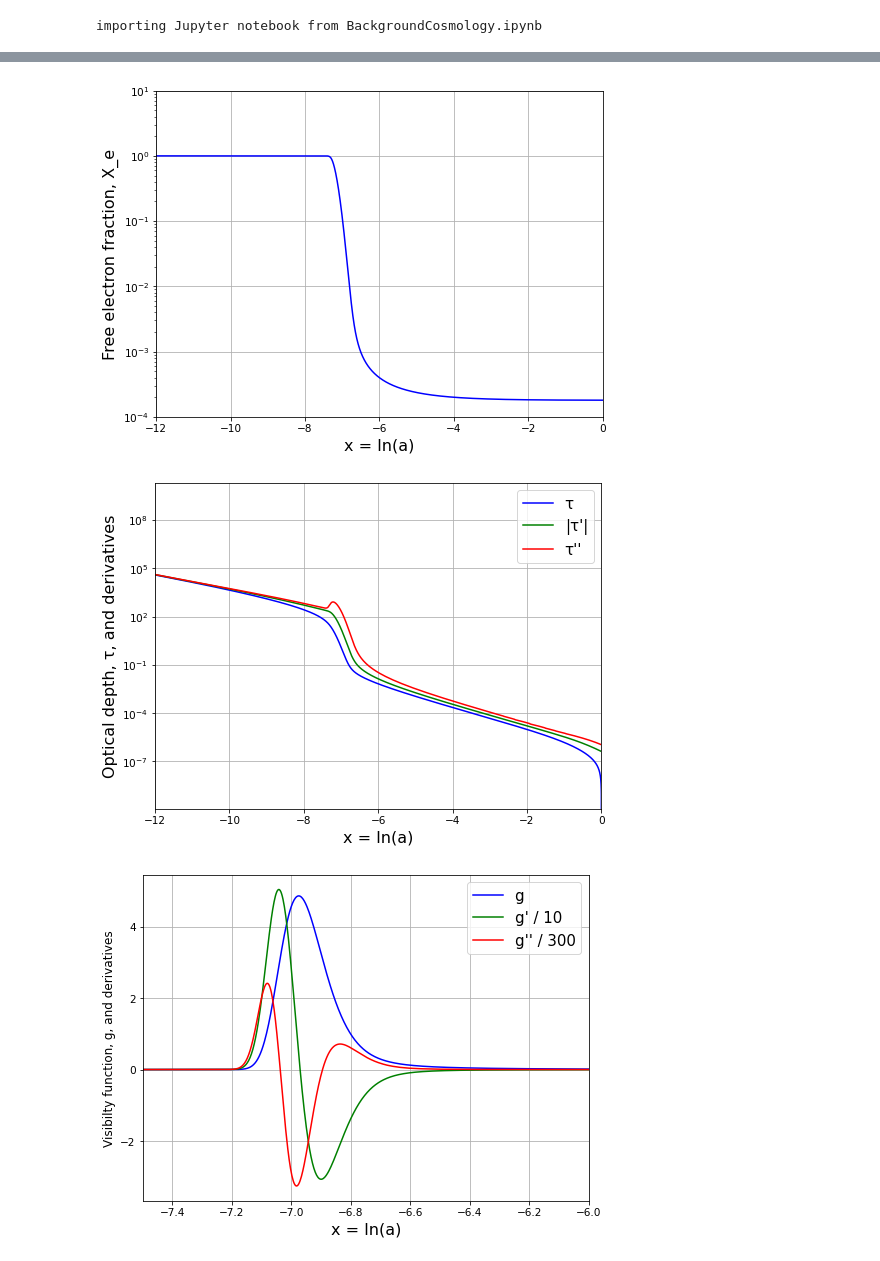
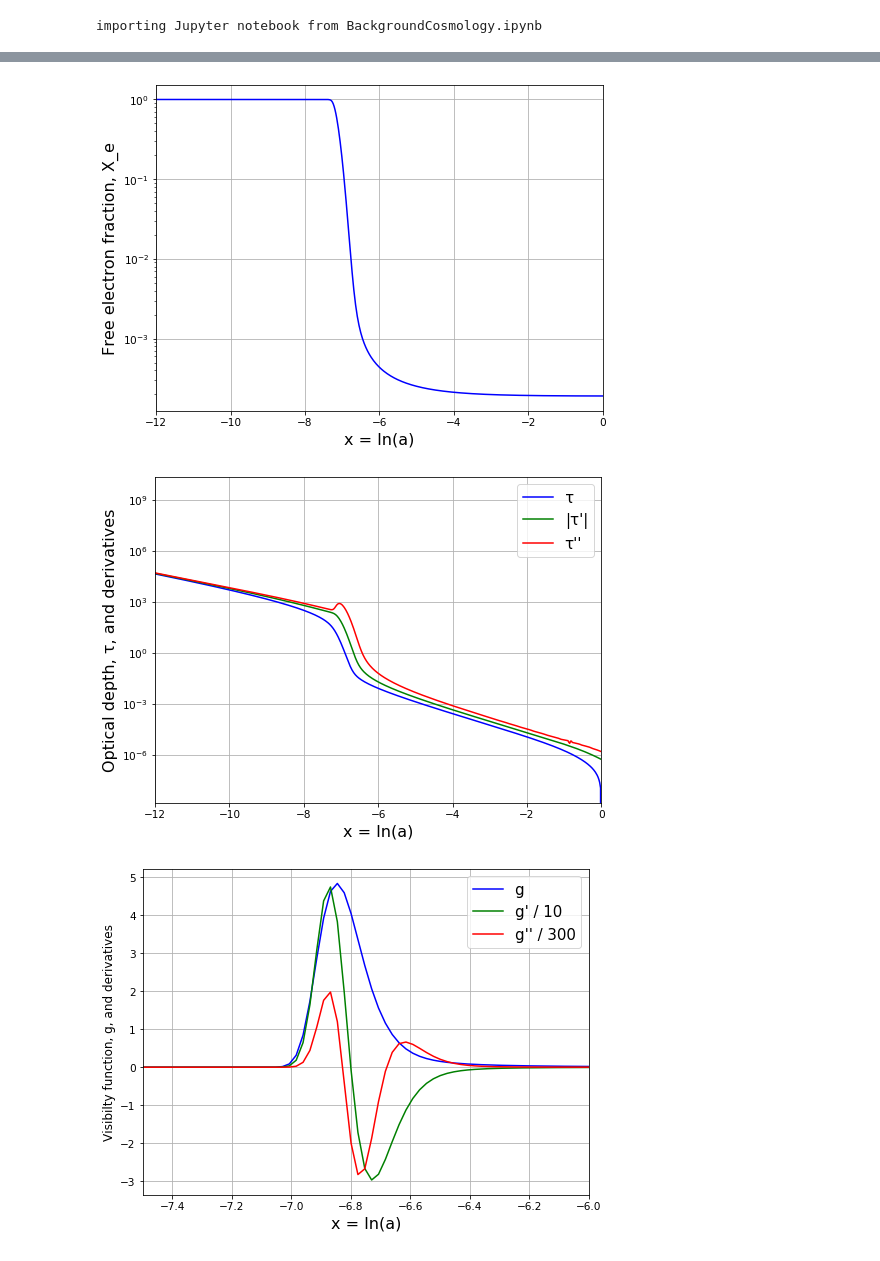
Before and after one commit to azieg/CMB-Simulation, a Jupyter notebook: RecombHistory.ipynb, the cells around one changed output, grey strips where cells are left out. Cells and saved outputs as stored; diff of their text form; code cells hidden in the pictures.

Commit message:
changes to units and integration limits

```diff
--- a/RecombHistory.ipynb
+++ b/RecombHistory.ipynb
@@ -4,17 +4,13 @@ from BackgroundCosmology import *
 # %% [output]
 importing Jupyter notebook from BackgroundCosmology.ipynb
 # %%
-SAHA_LIMIT = .99
-
-xstart = np.log(1.0e-10)
-xstop = np.log(1.0)
-
-n = 10000
-
 π = np.pi
+eV = 1.60217646e-19
 κ = 1.3806503e-23       # Boltzmann's constant [J / K]
 ħ = 1.05457148e-34      # [J sec]
-ϵ = 2.1798729e-18       # Hydrogen ionization energy [J]
+
+ϵ = 13.0605698*eV
+#ϵ = 2.1798729e-18       # Hydrogen ionization energy [J]
 G = 6.67258e-11         # [m^3 / kg sec^2]
 α = 7.29735308e-3       # dimensionless
 
@@ -23,8 +19,15 @@ t0 = 2.725              # Temperature today [K]
 mh = 1.673534e-27       # mass of proton [kg]
 me = 9.10938188e-31     # mass of electron [kg]
 
-der = 1                 # Derivative order; used in τ and g spline derivatives
 ρc = 3.0*H0**2.0/(8.0*π*G)
+# %%
+SAHA_LIMIT = .99
+
+xstart = np.log(1.0e-10)
+xstop = np.log(1.0)
+n = 1000
+
+der = 1                 # Derivative order; used in τ and g spline derivatives
 # %%
 def dxedx(x, t):
     """This function represents Peebles's equation and is called by odeint
@@ -197,36 +200,36 @@ plt.ylabel('Free electron fraction, X_e', fontsize = 16)
 plt.plot(x_rec_grid, Xe, color = 'blue')
 plt.yscale('log')
 plt.xlim(-12, 0)
-plt.ylim(1e-4, 10)
+#plt.ylim(1e-4, 10)
 #ax = plt.gca()
 #ax.invert_xaxis()
 plt.grid()
 #plt.savefig('electron_fraction_both')
 
 plt.figure(figsize = (8, 6))
 plt.xlabel('x = ln(a)', fontsize = 16)
 plt.ylabel('Optical depth, τ, and derivatives', fontsize = 16)
 plt.plot(x_rec_grid,       τ, color = 'blue',  label = 'τ')
 plt.plot(x_rec_grid, abs(τ2), color = 'green', label = '|τ\'|')
 plt.plot(x_rec_grid,     τ22, color = 'red',   label = 'τ\'\'')
 plt.yscale('log')
 plt.xlim(-12, 0)
 plt.legend(prop = {'size': 15})
 plt.grid()
 #plt.savefig('optical_depth')
 
 plt.figure(figsize = (8, 6))
 plt.xlabel('x = ln(a)', fontsize = 16)
 plt.ylabel('Visibilty function, g, and derivatives', fontsize = 12)
 plt.plot(x_rec_grid, g,           color = 'blue',  label = 'g')
 plt.plot(x_rec_grid, g2 / 10.0,   color = 'green', label = 'g\' / 10')
 plt.plot(x_rec_grid, g22 / 300.0, color = 'red',   label = 'g\'\' / 300')
 plt.xlim(-7.5, -6)
 plt.legend(prop = {'size': 15})
 plt.grid()
 #plt.savefig('photon_scatter')
 '''
 # %% [output]
-[figure, old version]
+[figure, new version]
-[figure, old version]
+[figure, new version]
-[figure, old version]
+[figure, new version]
```
Also changed, not shown: parts of 1 cell of this notebook, 2 other files.
